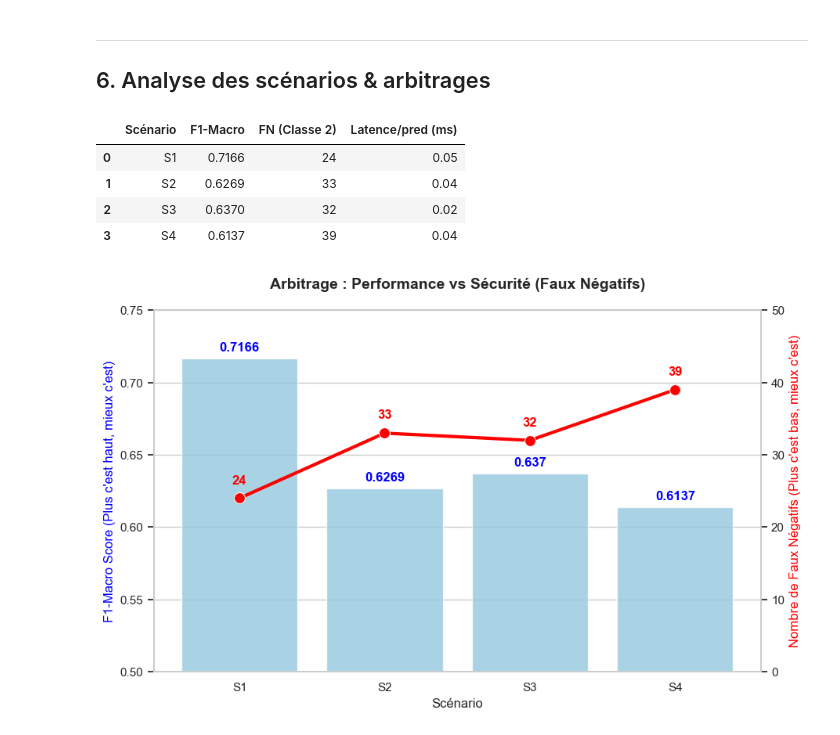
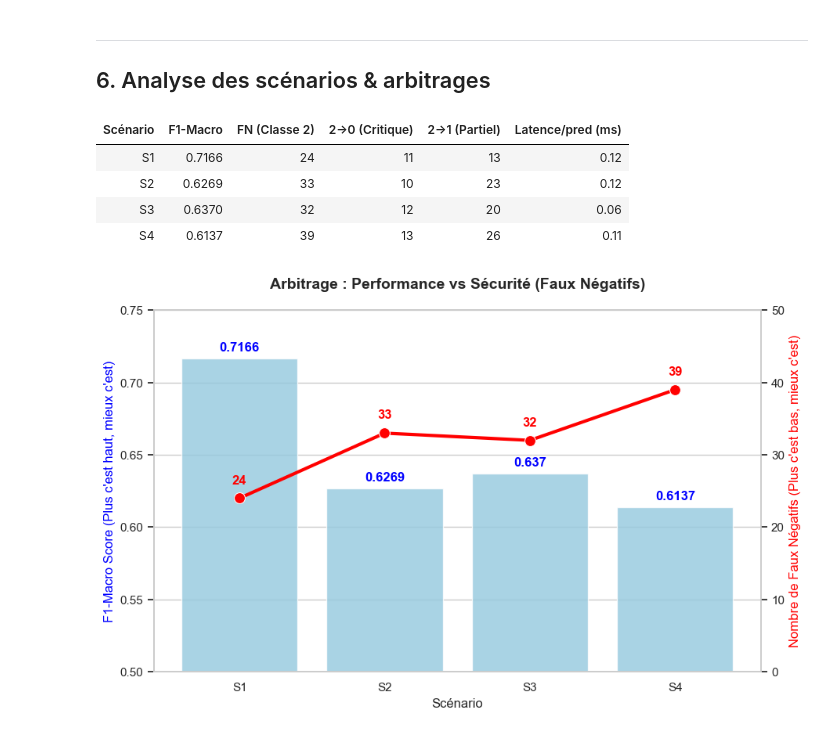
Before and after one commit to FranckBeugnet/certification_upskilling_ia, a Jupyter notebook: cas-usage.ipynb, the cells around one changed output. Cells and saved outputs as stored; diff of their text form; code cells hidden in the pictures.

```diff
--- a/cas-usage.ipynb
+++ b/cas-usage.ipynb
@@ -1091,39 +1199,43 @@ import pandas as pd
 
 best_lgb_params = {'learning_rate': 0.05, 'num_leaves': 15, 'min_child_samples': 20, 'n_estimators': 100, 'class_weight': 'balanced', 'random_state': 42, 'verbose': -1}
 
 scenarios = ["S1", "S2", "S3", "S4"]
 results = []
 fitted_pipelines = {}
 
 for sc in scenarios:
     pipe = build_model_pipeline(sc, LGBMClassifier(**best_lgb_params))
     pipe.fit(X_train, y_train)
     fitted_pipelines[sc] = pipe
 
     start_time = time.time()
     y_pred = pipe.predict(X_test)
     inf_time = time.time() - start_time
     latency_ms = (inf_time / len(X_test)) * 1000
 
     f1 = f1_score(y_test, y_pred, average="macro")
     cm = confusion_matrix(y_test, y_pred)
-    fn_classe2 = cm[2, 0] + cm[2, 1]
+    err_2_0 = cm[2, 0]
+    err_2_1 = cm[2, 1]
+    fn_classe2 = err_2_0 + err_2_1
 
     results.append({
         "Scénario": sc,
         "F1-Macro": round(f1, 4),
         "FN (Classe 2)": fn_classe2,
+        "2->0 (Critique)": err_2_0,
+        "2->1 (Partiel)": err_2_1,
         "Latence/pred (ms)": round(latency_ms, 2)
     })
 
 df_scenarios = pd.DataFrame(results)
 display(df_scenarios)
 # %% [output]
-|  | Scénario | F1-Macro | FN (Classe 2) | Latence/pred (ms) |
-| 0 | S1 | 0.7166 | 24 | 0.05 |
-| 1 | S2 | 0.6269 | 33 | 0.04 |
-| 2 | S3 | 0.6370 | 32 | 0.02 |
-| 3 | S4 | 0.6137 | 39 | 0.04 |
+| Scénario | F1-Macro | FN (Classe 2) | 2->0 (Critique) | 2->1 (Partiel) | Latence/pred (ms) |
+| S1 | 0.7166 | 24 | 11 | 13 | 0.12 |
+| S2 | 0.6269 | 33 | 10 | 23 | 0.12 |
+| S3 | 0.6370 | 32 | 12 | 20 | 0.06 |
+| S4 | 0.6137 | 39 | 13 | 26 | 0.11 |
 # %%
 import matplotlib.pyplot as plt
 import seaborn as sns
```
Also changed, not shown: parts of 12 cells of this notebook, 6 other files.
